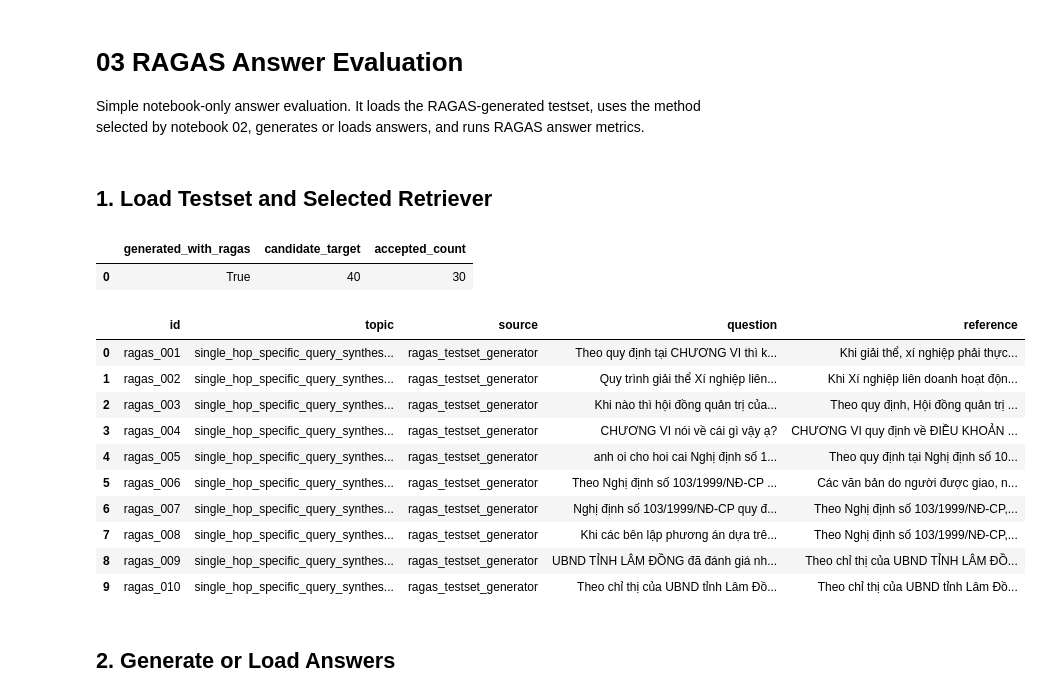
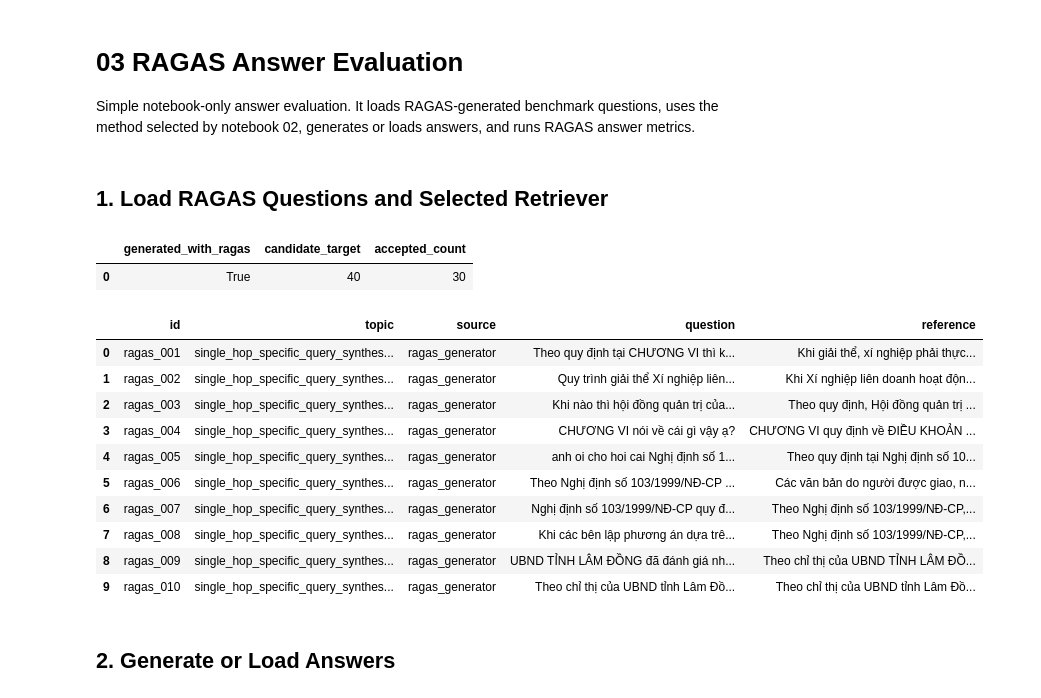
Before and after one commit to king14052004-crypto/vietnamese-legal-rag, a Jupyter notebook: notebooks/03_ragas_evaluation.ipynb, the cells around one changed output. Cells and saved outputs as stored; diff of their text form; code cells hidden in the pictures.

```diff
--- a/notebooks/03_ragas_evaluation.ipynb
+++ b/notebooks/03_ragas_evaluation.ipynb
@@ -1,7 +1,7 @@
 # %% [markdown]
 # 03 RAGAS Answer Evaluation
 
-Simple notebook-only answer evaluation. It loads the RAGAS-generated testset, uses the method selected by notebook 02, generates or loads answers, and runs RAGAS answer metrics.
+Simple notebook-only answer evaluation. It loads RAGAS-generated benchmark questions, uses the method selected by notebook 02, generates or loads answers, and runs RAGAS answer metrics.
 # %%
 
 from pathlib import Path
@@ -34,7 +34,7 @@ from src.data.schema import SearchResult
 CORPUS_PATH = PROJECT_ROOT / "data/processed/labor_corpus.jsonl"
 REPORTS_DIR = PROJECT_ROOT / "reports"
 FIGURES_DIR = REPORTS_DIR / "figures"
-RAGAS_TESTSET_JSON = REPORTS_DIR / "ragas_testset.json"
+RAGAS_QUESTIONS_JSON = REPORTS_DIR / "ragas_questions.json"
 RETRIEVAL_JSON = REPORTS_DIR / "retrieval_evaluation.json"
 RETRIEVAL_MD = REPORTS_DIR / "retrieval_evaluation.md"
 RAG_ANSWERS_JSON = REPORTS_DIR / "rag_answers.json"
@@ -68,15 +68,15 @@ def gemini_keys():
     return keys
 
 
-def load_ragas_testset():
-    if not RAGAS_TESTSET_JSON.exists():
-        raise FileNotFoundError("Missing reports/ragas_testset.json. Run the RAGAS TestsetGenerator cell first.")
-    payload = json.loads(RAGAS_TESTSET_JSON.read_text(encoding="utf-8"))
+def load_ragas_questions():
+    if not RAGAS_QUESTIONS_JSON.exists():
+        raise FileNotFoundError("Missing reports/ragas_questions.json. Run the RAGAS TestsetGenerator cell first.")
+    payload = json.loads(RAGAS_QUESTIONS_JSON.read_text(encoding="utf-8"))
     if not payload.get("generated_with_ragas"):
-        raise ValueError("reports/ragas_testset.json must come from RAGAS TestsetGenerator.")
+        raise ValueError("reports/ragas_questions.json must come from RAGAS TestsetGenerator.")
     items = payload.get("items") or []
     if len(items) < 30:
-        raise ValueError("RAGAS testset must contain at least 30 accepted questions.")
+        raise ValueError("RAGAS benchmark must contain at least 30 accepted questions.")
     return payload, items
 
 
@@ -94,30 +94,30 @@ from ragas.run_config import RunConfig
 from src.generation.gemini_client import BatchGeminiClient
 from src.generation.prompt import build_rag_prompt
 # %% [markdown]
-## 1. Load Testset and Selected Retriever
+## 1. Load RAGAS Questions and Selected Retriever
 # %%
 
-testset_meta, testset = load_ragas_testset()
+question_meta, questions = load_ragas_questions()
 retrieval_report = json.loads(RETRIEVAL_JSON.read_text(encoding="utf-8"))
 selected_method = retrieval_report["selected_method"]
-pd.DataFrame([{k: testset_meta.get(k) for k in ["generated_with_ragas", "candidate_target", "accepted_count"]}])
+pd.DataFrame([{k: question_meta.get(k) for k in ["generated_with_ragas", "candidate_target", "accepted_count"]}])
 # %% [output]
 |  | generated_with_ragas | candidate_target | accepted_count |
 | 0 | True | 40 | 30 |
 # %%
-pd.DataFrame(testset)[["id", "topic", "source", "question", "reference"]].head(10)
+pd.DataFrame(questions)[["id", "topic", "source", "question", "reference"]].head(10)
 # %% [output]
 |  | id | topic | source | question | reference |
-| 0 | ragas_001 | single_hop_specific_query_synthes... | ragas_testset_generator | Theo quy định tại CHƯƠNG VI thì k... | Khi giải thể, xí nghiệp phải thực... |
-| 1 | ragas_002 | single_hop_specific_query_synthes... | ragas_testset_generator | Quy trình giải thể Xí nghiệp liên... | Khi Xí nghiệp liên doanh hoạt độn... |
-| 2 | ragas_003 | single_hop_specific_query_synthes... | ragas_testset_generator | Khi nào thì hội đồng quản trị của... | Theo quy định, Hội đồng quản trị ... |
-| 3 | ragas_004 | single_hop_specific_query_synthes... | ragas_testset_generator | CHƯƠNG VI nói về cái gì vậy ạ? | CHƯƠNG VI quy định về ĐIỀU KHOẢN ... |
-| 4 | ragas_005 | single_hop_specific_query_synthes... | ragas_testset_generator | anh oi cho hoi cai Nghị định số 1... | Theo quy định tại Nghị định số 10... |
-| 5 | ragas_006 | single_hop_specific_query_synthes... | ragas_testset_generator | Theo Nghị định số 103/1999/NĐ-CP ... | Các văn bản do người được giao, n... |
-| 6 | ragas_007 | single_hop_specific_query_synthes... | ragas_testset_generator | Nghị định số 103/1999/NĐ-CP quy đ... | Theo Nghị định số 103/1999/NĐ-CP,... |
-| 7 | ragas_008 | single_hop_specific_query_synthes... | ragas_testset_generator | Khi các bên lập phương án dựa trê... | Theo Nghị định số 103/1999/NĐ-CP,... |
-| 8 | ragas_009 | single_hop_specific_query_synthes... | ragas_testset_generator | UBND TỈNH LÂM ĐỒNG đã đánh giá nh... | Theo chỉ thị của UBND TỈNH LÂM ĐỒ... |
-| 9 | ragas_010 | single_hop_specific_query_synthes... | ragas_testset_generator | Theo chỉ thị của UBND tỉnh Lâm Đồ... | Theo chỉ thị của UBND tỉnh Lâm Đồ... |
+| 0 | ragas_001 | single_hop_specific_query_synthes... | ragas_generator | Theo quy định tại CHƯƠNG VI thì k... | Khi giải thể, xí nghiệp phải thực... |
+| 1 | ragas_002 | single_hop_specific_query_synthes... | ragas_generator | Quy trình giải thể Xí nghiệp liên... | Khi Xí nghiệp liên doanh hoạt độn... |
+| 2 | ragas_003 | single_hop_specific_query_synthes... | ragas_generator | Khi nào thì hội đồng quản trị của... | Theo quy định, Hội đồng quản trị ... |
+| 3 | ragas_004 | single_hop_specific_query_synthes... | ragas_generator | CHƯƠNG VI nói về cái gì vậy ạ? | CHƯƠNG VI quy định về ĐIỀU KHOẢN ... |
+| 4 | ragas_005 | single_hop_specific_query_synthes... | ragas_generator | anh oi cho hoi cai Nghị định số 1... | Theo quy định tại Nghị định số 10... |
+| 5 | ragas_006 | single_hop_specific_query_synthes... | ragas_generator | Theo Nghị định số 103/1999/NĐ-CP ... | Các văn bản do người được giao, n... |
+| 6 | ragas_007 | single_hop_specific_query_synthes... | ragas_generator | Nghị định số 103/1999/NĐ-CP quy đ... | Theo Nghị định số 103/1999/NĐ-CP,... |
+| 7 | ragas_008 | single_hop_specific_query_synthes... | ragas_generator | Khi các bên lập phương án dựa trê... | Theo Nghị định số 103/1999/NĐ-CP,... |
+| 8 | ragas_009 | single_hop_specific_query_synthes... | ragas_generator | UBND TỈNH LÂM ĐỒNG đã đánh giá nh... | Theo chỉ thị của UBND TỈNH LÂM ĐỒ... |
+| 9 | ragas_010 | single_hop_specific_query_synthes... | ragas_generator | Theo chỉ thị của UBND tỉnh Lâm Đồ... | Theo chỉ thị của UBND tỉnh Lâm Đồ... |
 # %% [markdown]
 ## 2. Generate or Load Answers
 # %%
```
Also changed, not shown: parts of 1 cell of this notebook, 9 other files.
